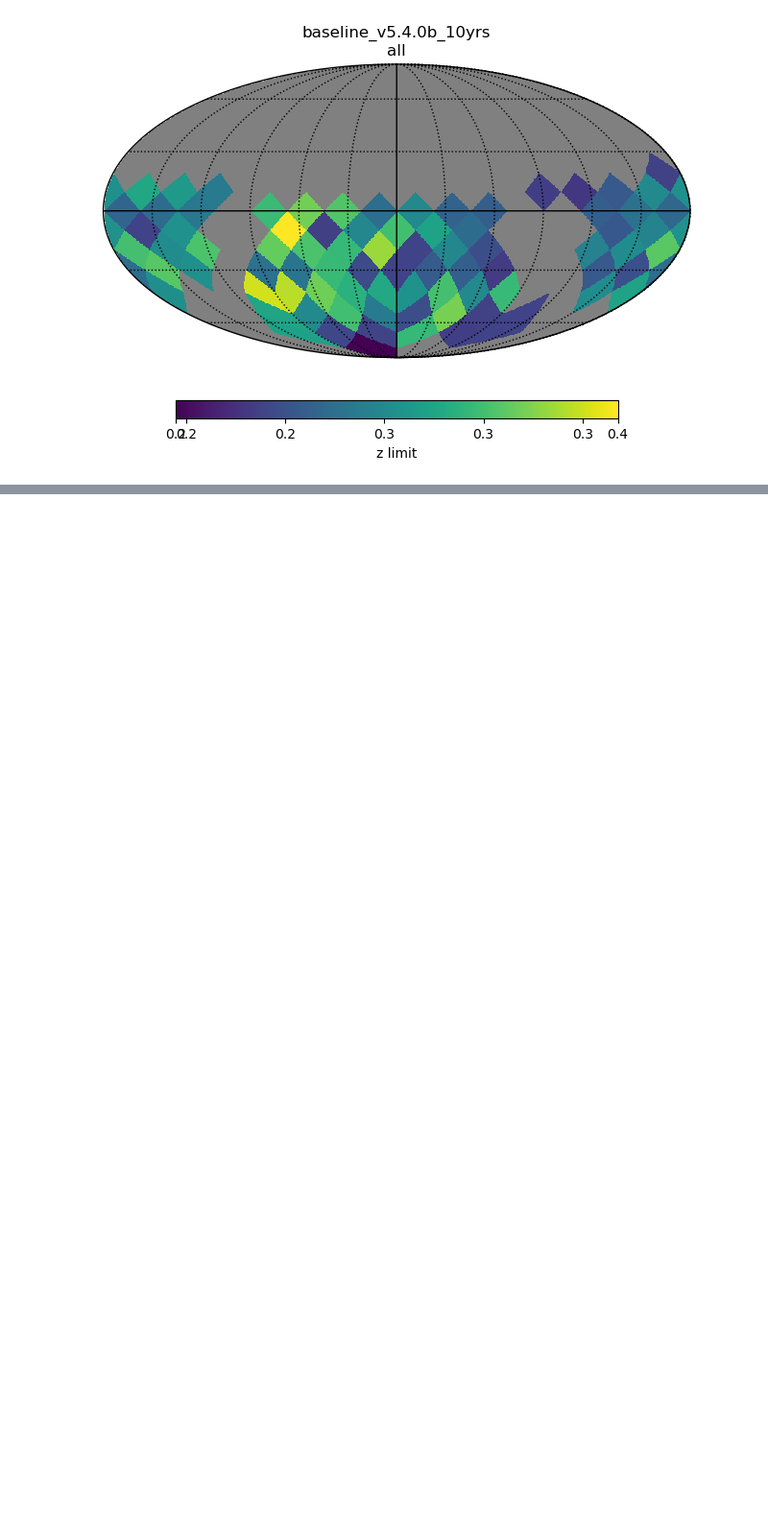
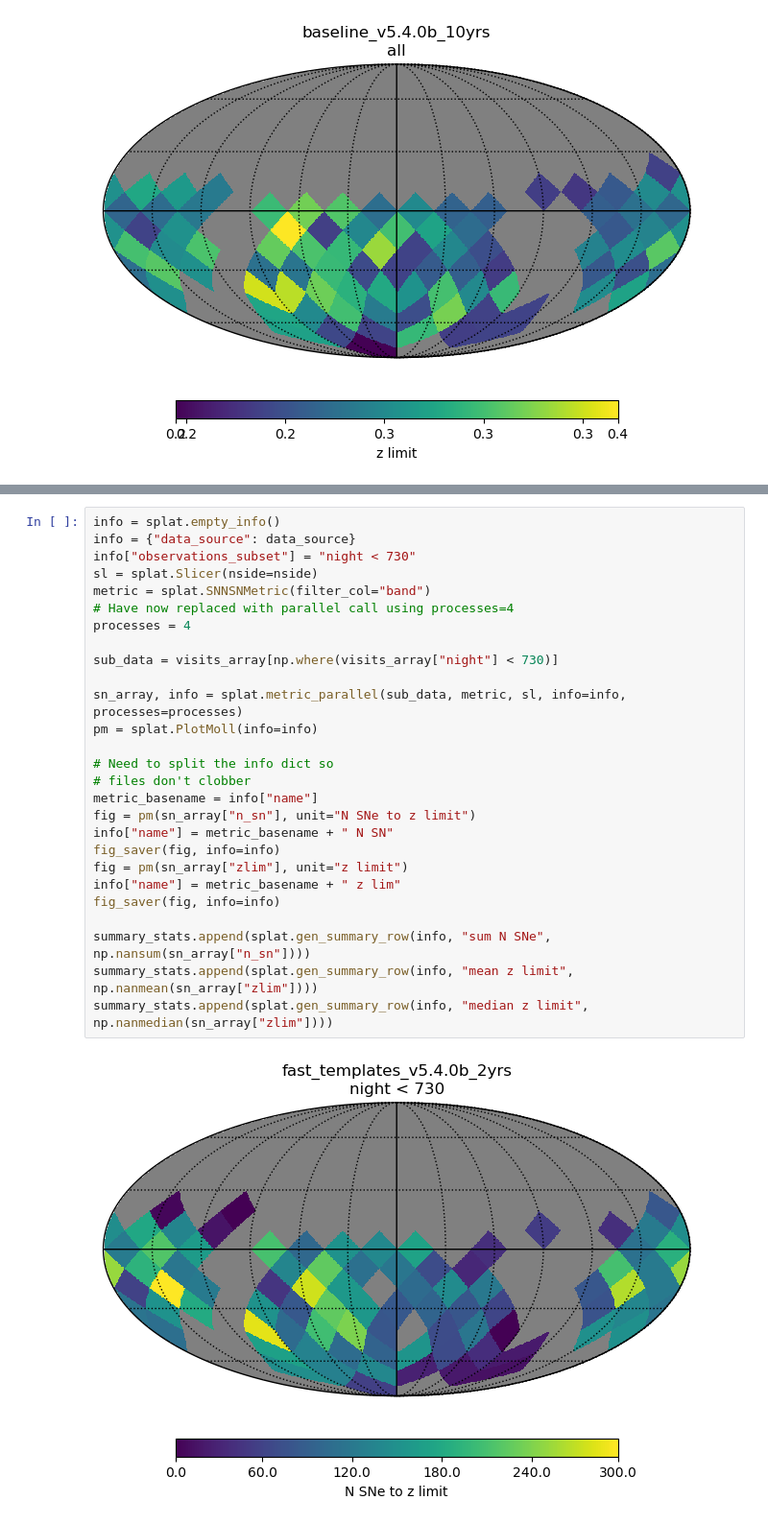
Before and after one commit to lsst-sims/sims_featureScheduler_runs5.4, a Jupyter notebook: baseline/SNe_check.ipynb, the cells around one changed output, grey strips where cells are left out. Shown at 96% size. Saved outputs shown, nothing was run; the diff lists cells and outputs as text; blank space fills up the shorter version.

```diff
--- a/baseline/SNe_check.ipynb
+++ b/baseline/SNe_check.ipynb
@@ -103,0 +113,29 @@ summary_stats.append(splat.gen_summary_row(info, "median z limit", np.nanmedian(
+# %%
+info = splat.empty_info()
+info = {"data_source": data_source}
+info["observations_subset"] = "night < 730"
+sl = splat.Slicer(nside=nside)
+metric = splat.SNNSNMetric(filter_col="band")
+# Have now replaced with parallel call using processes=4
+processes = 4
+
+sub_data = visits_array[np.where(visits_array["night"] < 730)]
+
+sn_array, info = splat.metric_parallel(sub_data, metric, sl, info=info, processes=processes)
+pm = splat.PlotMoll(info=info)
+
+# Need to split the info dict so
+# files don't clobber
+metric_basename = info["name"]
+fig = pm(sn_array["n_sn"], unit="N SNe to z limit")
+info["name"] = metric_basename + " N SN"
+fig_saver(fig, info=info)
+fig = pm(sn_array["zlim"], unit="z limit")
+info["name"] = metric_basename + " z lim"
+fig_saver(fig, info=info)
+
+summary_stats.append(splat.gen_summary_row(info, "sum N SNe", np.nansum(sn_array["n_sn"])))
+summary_stats.append(splat.gen_summary_row(info, "mean z limit", np.nanmean(sn_array["zlim"])))
+summary_stats.append(splat.gen_summary_row(info, "median z limit", np.nanmedian(sn_array["zlim"])))
+# %% [output]
+[figure, added]
```
Also changed, not shown: parts of 5 cells of this notebook.
